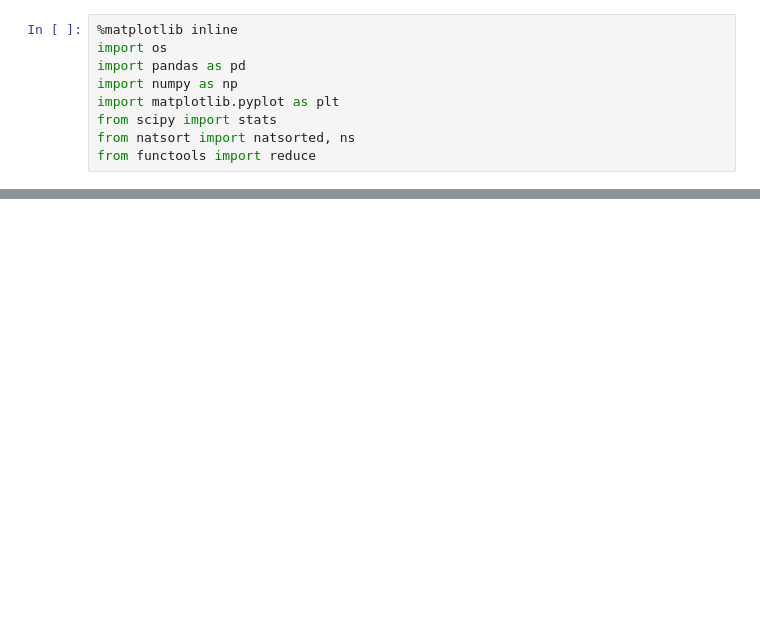
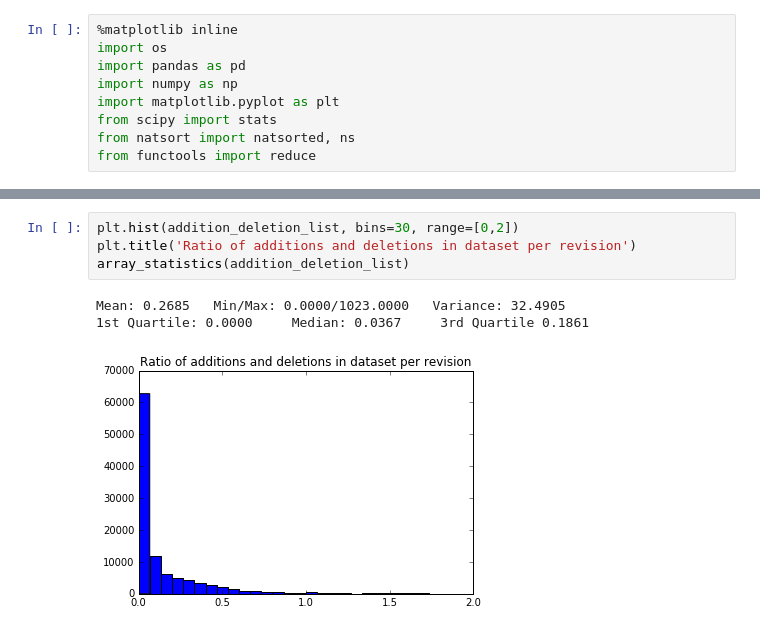
Before and after one commit to EduardoVernier/dataset-generator, a Jupyter notebook: DatasetStatistics/dataset-statistics.ipynb, the cells around one changed output, grey strips where cells are left out. Drawn from its saved outputs; the diff is of its cells as text; blank space fills up the shorter version.

```diff
--- a/DatasetStatistics/dataset-statistics.ipynb
+++ b/DatasetStatistics/dataset-statistics.ipynb
@@ -81,0 +125,8 @@ display(df)
+# %%
+plt.hist(addition_deletion_list, bins=30, range=[0,2])
+plt.title('Ratio of additions and deletions in dataset per revision')
+array_statistics(addition_deletion_list)
+# %% [output]
+Mean: 0.2685   Min/Max: 0.0000/1023.0000   Variance: 32.4905
+1st Quartile: 0.0000     Median: 0.0367     3rd Quartile 0.1861
+[figure, added]
```
Also changed, not shown: parts of 13 cells of this notebook, 5 other files.
